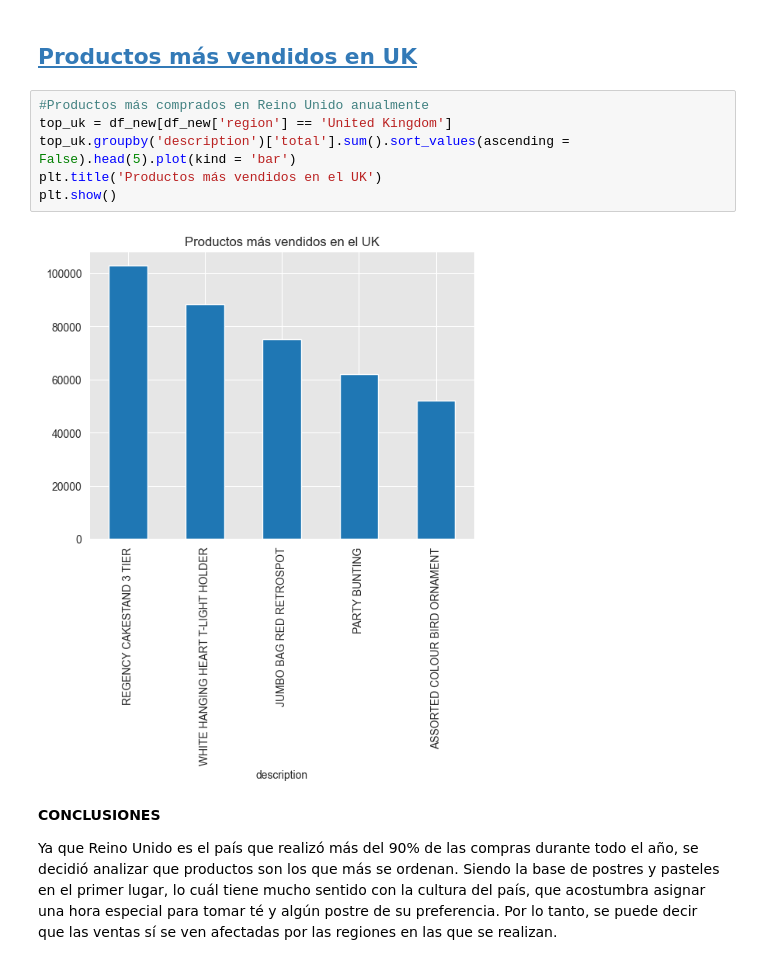
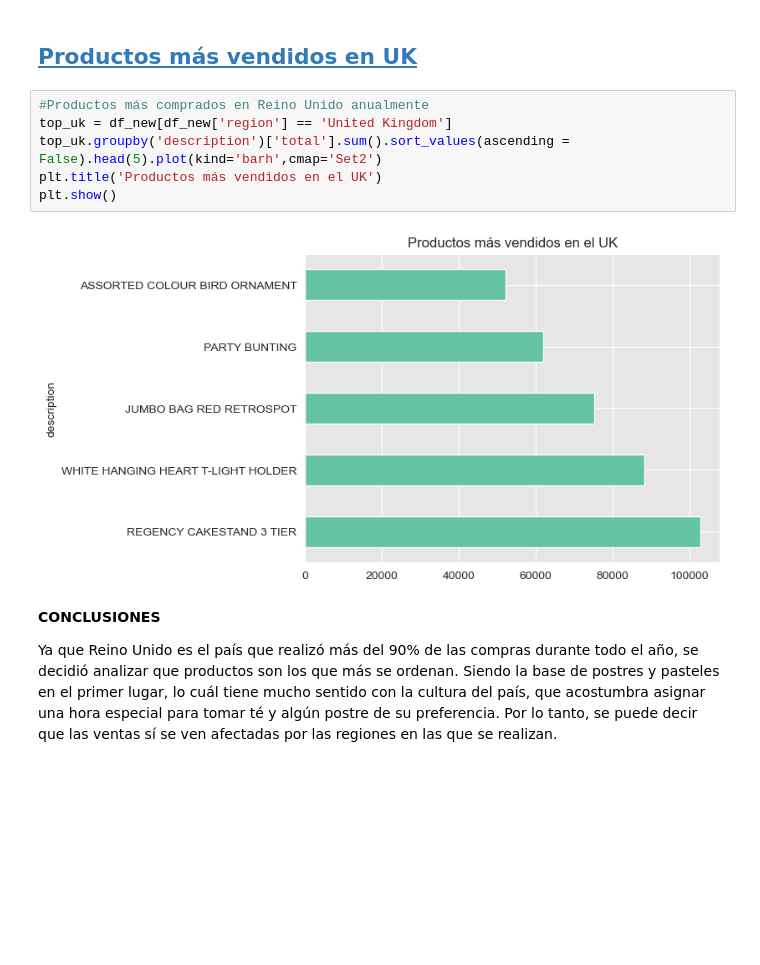
Before and after one commit to MaElmoon39/RetailSaviors, a Jupyter notebook: notebooks/segmentacion_clientes.ipynb, the cells around one changed output. Drawn from its saved outputs; the diff is of its cells as text; blank space fills up the shorter version.

```diff
--- a/notebooks/segmentacion_clientes.ipynb
+++ b/notebooks/segmentacion_clientes.ipynb
@@ -546,11 +551,11 @@ Basándose en los resultados de las últimas tres gráficas, se observa que los
 # %%
 #Productos más comprados en Reino Unido anualmente
 top_uk = df_new[df_new['region'] == 'United Kingdom']
-top_uk.groupby('description')['total'].sum().sort_values(ascending = False).head(5).plot(kind = 'bar')
+top_uk.groupby('description')['total'].sum().sort_values(ascending = False).head(5).plot(kind='barh',cmap='Set2')
 plt.title('Productos más vendidos en el UK')
 plt.show()
 # %% [output]
-[figure, old version]
+[figure, new version]
 # %% [markdown]
 **CONCLUSIONES**
 
```
Also changed, not shown: parts of 16 cells of this notebook.
